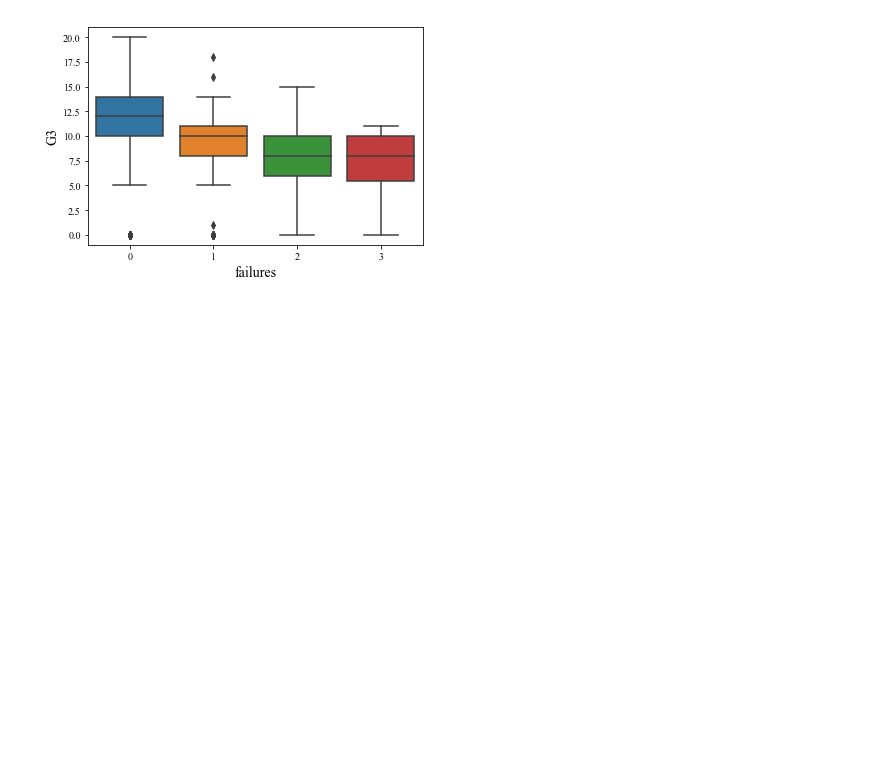
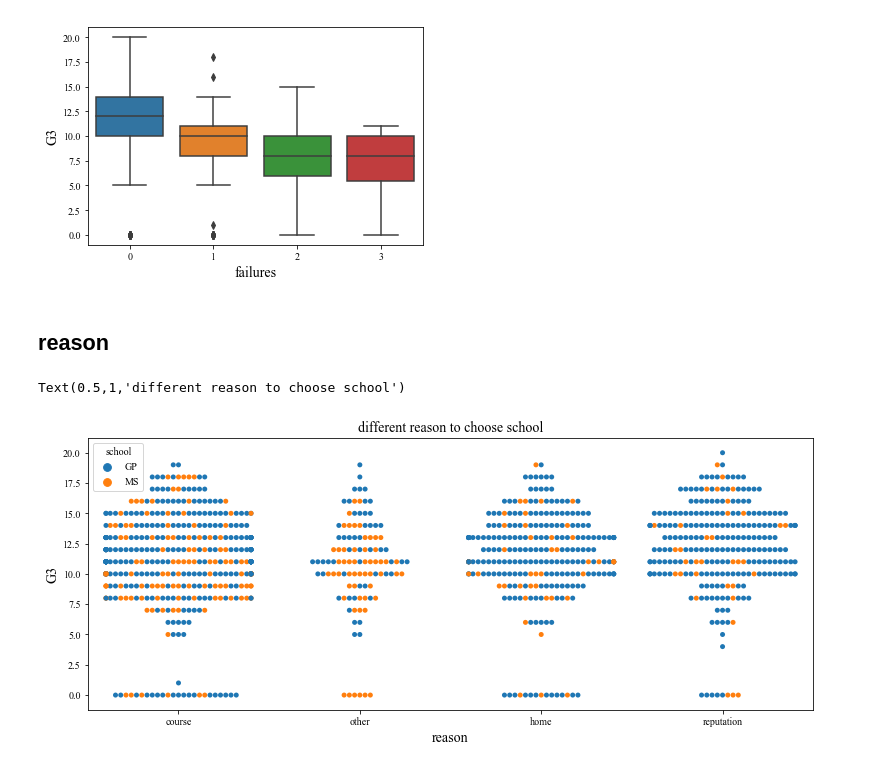
Before and after one commit to yuyi-7/Design-for-course, a Jupyter notebook: student/student.ipynb, the cells around one changed output. Cells and saved outputs as stored; diff of their text form; code cells hidden in the pictures; blank space fills up the shorter version.

```diff
--- a/student/student.ipynb
+++ b/student/student.ipynb
@@ -291,3 +293,14 @@ plt.ylabel('G3', font2)
 # %% [output]
 Text(0,0.5,'G3')
 [figure]
+# %% [markdown]
+## reason
+# %%
+plt.figure(figsize=(13,5))
+sns.swarmplot(x='reason', y='G3', data=df,  hue='school')
+plt.xlabel('reason', font2)
+plt.ylabel('G3', font2)
+plt.title('different reason to choose school',font2)
+# %% [output]
+Text(0.5,1,'different reason to choose school')
+[figure, added]
```
Also changed, not shown: parts of 7 cells of this notebook.
